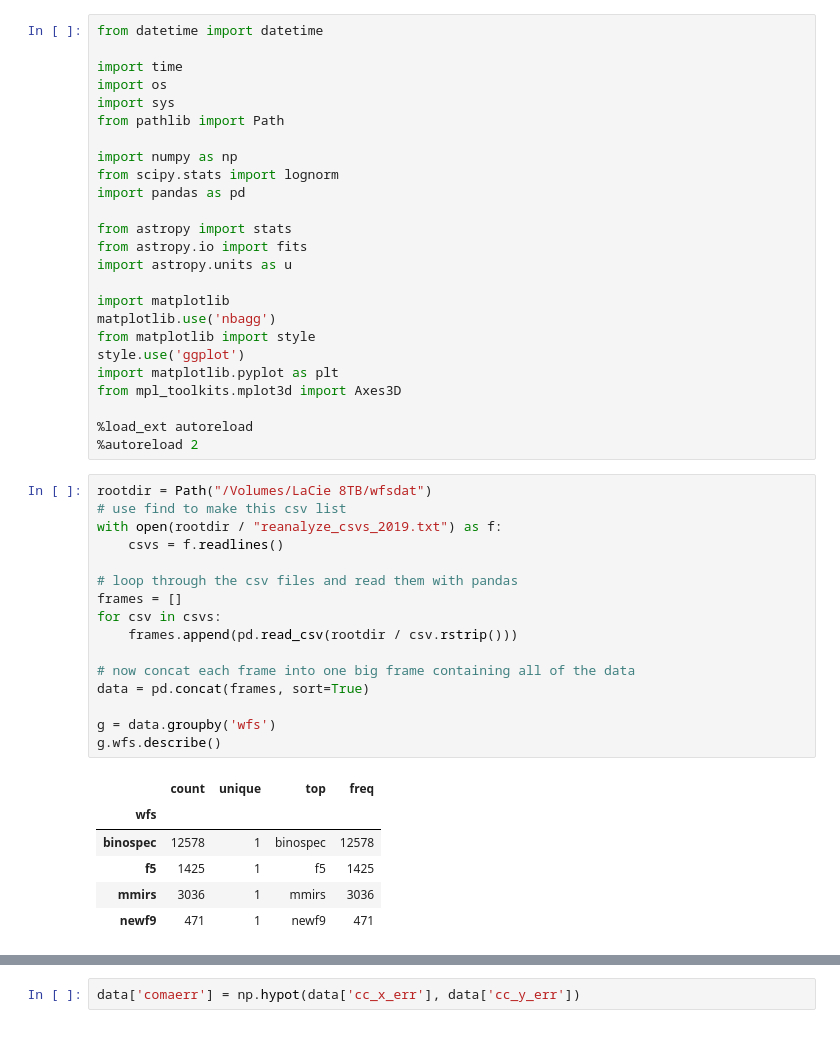
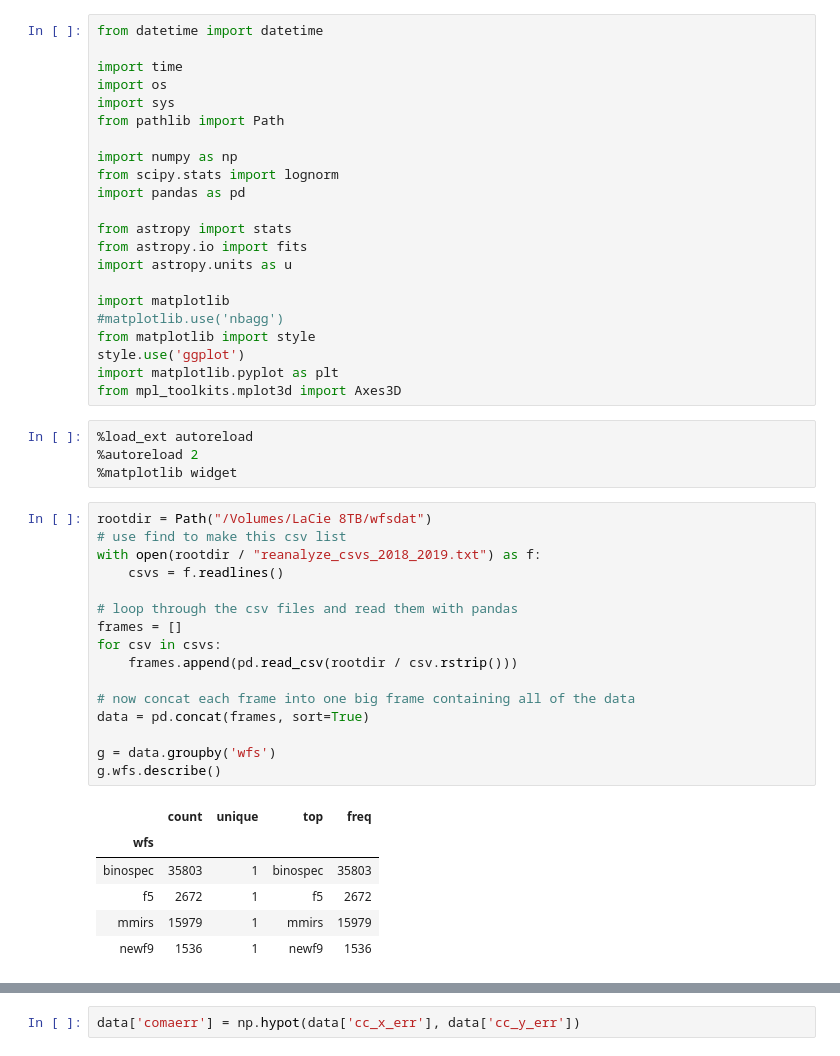
Before and after one commit to tepickering/HALcoll, a Jupyter notebook: notebooks/mine_wfs.ipynb, the cells around one changed output, grey strips where cells are left out. Saved outputs shown, nothing was run; the diff lists cells and outputs as text.

```diff
--- a/notebooks/mine_wfs.ipynb
+++ b/notebooks/mine_wfs.ipynb
@@ -15,37 +15,38 @@ from astropy.io import fits
 import astropy.units as u
 
 import matplotlib
-matplotlib.use('nbagg')
+#matplotlib.use('nbagg')
 from matplotlib import style
 style.use('ggplot')
 import matplotlib.pyplot as plt
 from mpl_toolkits.mplot3d import Axes3D
-
-%load_ext autoreload
-%autoreload 2
+# %%
+%load_ext autoreload
+%autoreload 2
+%matplotlib widget
 # %%
 rootdir = Path("/Volumes/LaCie 8TB/wfsdat")
 # use find to make this csv list
-with open(rootdir / "reanalyze_csvs_2019.txt") as f:
+with open(rootdir / "reanalyze_csvs_2018_2019.txt") as f:
     csvs = f.readlines()
 
 # loop through the csv files and read them with pandas
 frames = []
 for csv in csvs:
     frames.append(pd.read_csv(rootdir / csv.rstrip()))
 
 # now concat each frame into one big frame containing all of the data
 data = pd.concat(frames, sort=True)
 
 g = data.groupby('wfs')
 g.wfs.describe()
 # %% [output]
 |  | count | unique | top | freq |
 | wfs |  |  |  |  |
-| binospec | 12578 | 1 | binospec | 12578 |
-| f5 | 1425 | 1 | f5 | 1425 |
-| mmirs | 3036 | 1 | mmirs | 3036 |
-| newf9 | 471 | 1 | newf9 | 471 |
+| binospec | 35803 | 1 | binospec | 35803 |
+| f5 | 2672 | 1 | f5 | 2672 |
+| mmirs | 15979 | 1 | mmirs | 15979 |
+| newf9 | 1536 | 1 | newf9 | 1536 |
 # %%
 data.tail()
 # %% [output]
```
Also changed, not shown: parts of 17 cells of this notebook, 2 other files.
